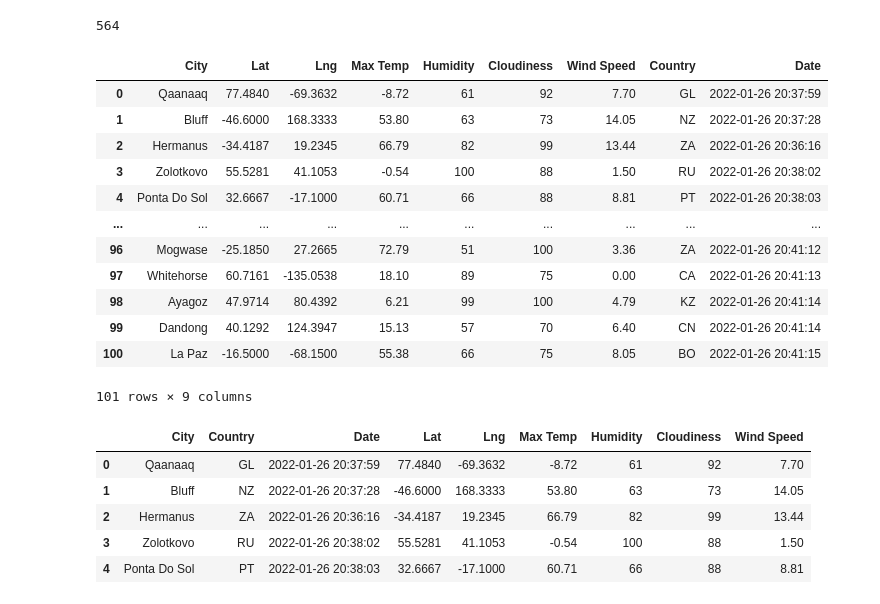
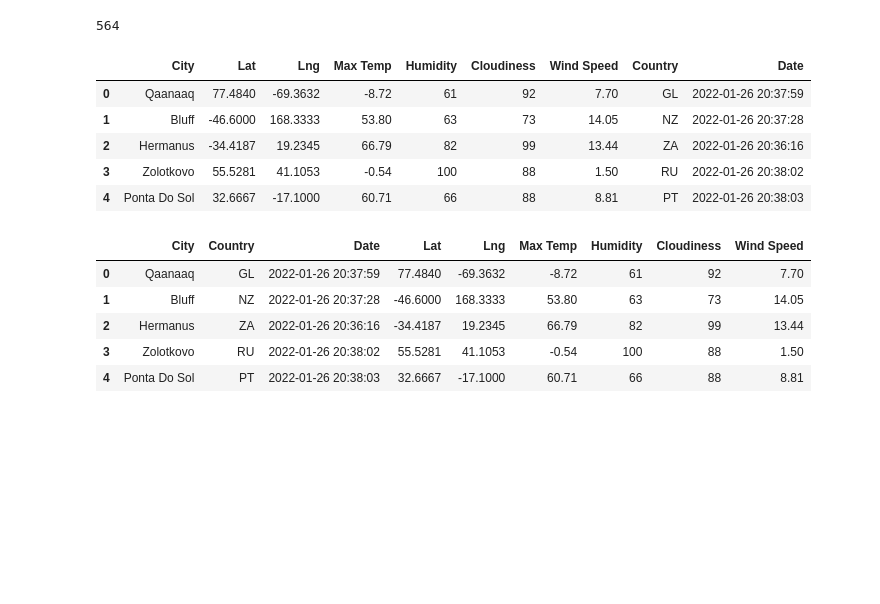
Before and after one commit to DanieliPatino/World_Weather_Analysis, a Jupyter notebook: WeatherPy.ipynb, the cells around one changed output. Drawn from its saved outputs; the diff is of its cells as text; code cells hidden in the pictures; blank space fills up the shorter version.

```diff
--- a/WeatherPy.ipynb
+++ b/WeatherPy.ipynb
@@ -131,21 +131,14 @@ len(city_data)
 # %%
 # Convert the array of dictionaries to a Pandas DataFrame.
 city_data_df = pd.DataFrame(city_data)
-city_data_df.head(101)
+city_data_df.head(5)
 # %% [output]
 |  | City | Lat | Lng | Max Temp | Humidity | Cloudiness | Wind Speed | Country | Date |
 | 0 | Qaanaaq | 77.4840 | -69.3632 | -8.72 | 61 | 92 | 7.70 | GL | 2022-01-26 20:37:59 |
 | 1 | Bluff | -46.6000 | 168.3333 | 53.80 | 63 | 73 | 14.05 | NZ | 2022-01-26 20:37:28 |
 | 2 | Hermanus | -34.4187 | 19.2345 | 66.79 | 82 | 99 | 13.44 | ZA | 2022-01-26 20:36:16 |
 | 3 | Zolotkovo | 55.5281 | 41.1053 | -0.54 | 100 | 88 | 1.50 | RU | 2022-01-26 20:38:02 |
 | 4 | Ponta Do Sol | 32.6667 | -17.1000 | 60.71 | 66 | 88 | 8.81 | PT | 2022-01-26 20:38:03 |
-| ... | ... | ... | ... | ... | ... | ... | ... | ... | ... |
-| 96 | Mogwase | -25.1850 | 27.2665 | 72.79 | 51 | 100 | 3.36 | ZA | 2022-01-26 20:41:12 |
-| 97 | Whitehorse | 60.7161 | -135.0538 | 18.10 | 89 | 75 | 0.00 | CA | 2022-01-26 20:41:13 |
-| 98 | Ayagoz | 47.9714 | 80.4392 | 6.21 | 99 | 100 | 4.79 | KZ | 2022-01-26 20:41:14 |
-| 99 | Dandong | 40.1292 | 124.3947 | 15.13 | 57 | 70 | 6.40 | CN | 2022-01-26 20:41:14 |
-| 100 | La Paz | -16.5000 | -68.1500 | 55.38 | 66 | 75 | 8.05 | BO | 2022-01-26 20:41:15 |
-101 rows × 9 columns
 # %%
 new_column_order = ["City", "Country", "Date", "Lat", "Lng", "Max Temp", "Humidity", "Cloudiness", "Wind Speed"]
 city_data_df = city_data_df[new_column_order]
```
Also changed, not shown: parts of 5 cells of this notebook, 4 other files.
